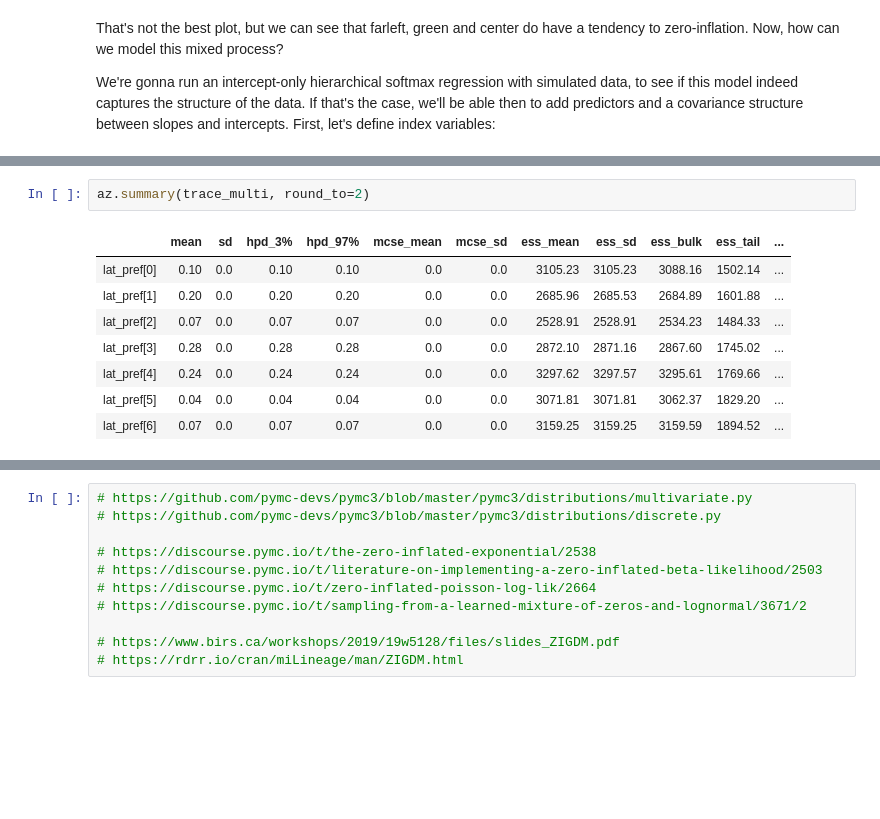
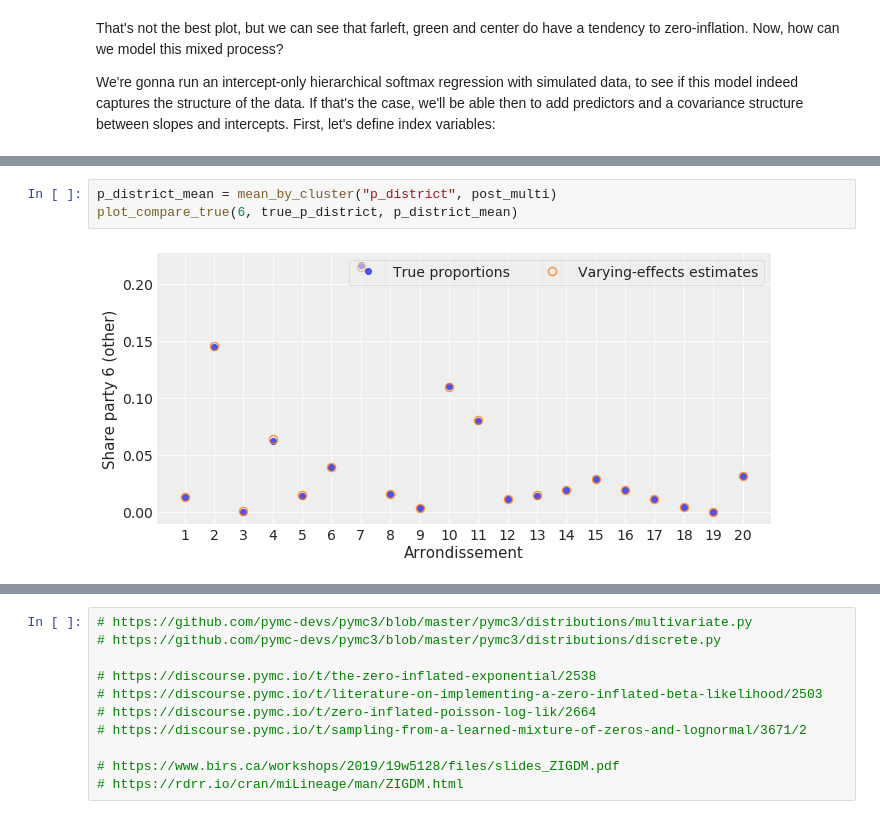
Before and after one commit to pollsposition/models, a Jupyter notebook: fondamentaux/munic_model.ipynb, the cells around one changed output, grey strips where cells are left out. Drawn from its saved outputs; the diff is of its cells as text; blank space fills up the shorter version.

```diff
--- a/fondamentaux/munic_model.ipynb
+++ b/fondamentaux/munic_model.ipynb
@@ -189,11 +244,5 @@ az.plot_posterior(
-# %%
-az.summary(trace_multi, round_to=2)
-# %% [output]
-|  | mean | sd | hpd_3% | hpd_97% | mcse_mean | mcse_sd | ess_mean | ess_sd | ess_bulk | ess_tail | ... |
-| lat_pref[0] | 0.10 | 0.0 | 0.10 | 0.10 | 0.0 | 0.0 | 3105.23 | 3105.23 | 3088.16 | 1502.14 | ... |
-| lat_pref[1] | 0.20 | 0.0 | 0.20 | 0.20 | 0.0 | 0.0 | 2685.96 | 2685.53 | 2684.89 | 1601.88 | ... |
-| lat_pref[2] | 0.07 | 0.0 | 0.07 | 0.07 | 0.0 | 0.0 | 2528.91 | 2528.91 | 2534.23 | 1484.33 | ... |
-| lat_pref[3] | 0.28 | 0.0 | 0.28 | 0.28 | 0.0 | 0.0 | 2872.10 | 2871.16 | 2867.60 | 1745.02 | ... |
-| lat_pref[4] | 0.24 | 0.0 | 0.24 | 0.24 | 0.0 | 0.0 | 3297.62 | 3297.57 | 3295.61 | 1769.66 | ... |
-| lat_pref[5] | 0.04 | 0.0 | 0.04 | 0.04 | 0.0 | 0.0 | 3071.81 | 3071.81 | 3062.37 | 1829.20 | ... |
-| lat_pref[6] | 0.07 | 0.0 | 0.07 | 0.07 | 0.0 | 0.0 | 3159.25 | 3159.25 | 3159.59 | 1894.52 | ... |
+# %%
+p_district_mean = mean_by_cluster("p_district", post_multi)
+plot_compare_true(6, true_p_district, p_district_mean)
+# %% [output]
+[figure, added]
```
Also changed, not shown: parts of 9 cells of this notebook.
